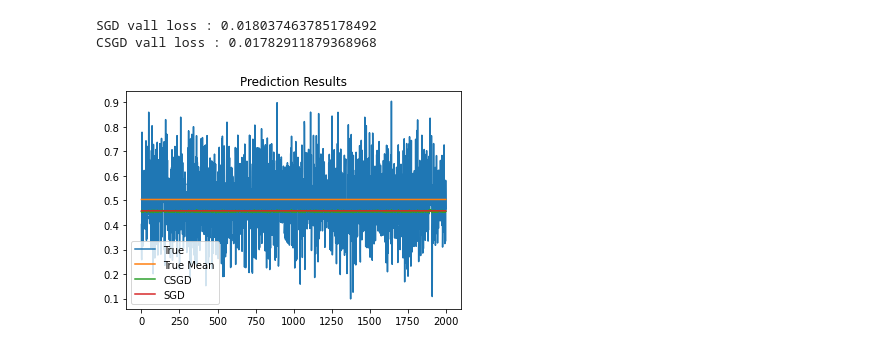
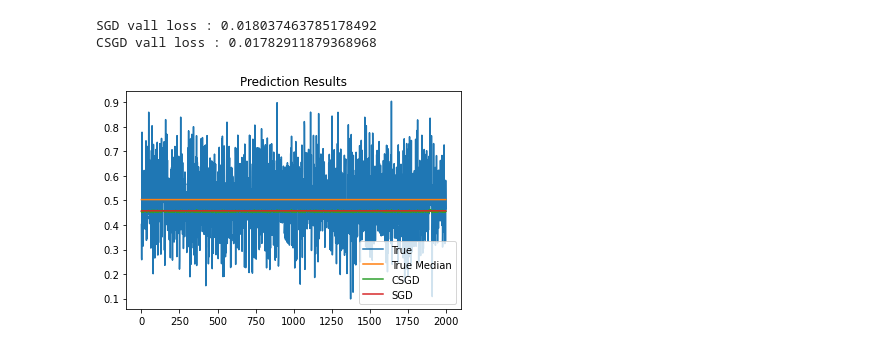
Before and after one commit to tupoylogin/Neural_Net_Genetic_Alg, a Jupyter notebook: Untitled.ipynb, the cells around one changed output. Saved outputs shown, nothing was run; the diff lists cells and outputs as text; code cells hidden in the pictures.

Commit message:
mean to median

```diff
--- a/Untitled.ipynb
+++ b/Untitled.ipynb
@@ -85,12 +85,12 @@ CSGD vall loss : 0.01782911879368968
 # %%
 plt.title('Prediction Results')
 
 plt.plot(y_test[:,0], label='True')
-plt.plot([y_test[:,0].mean()]*y_test.shape[0], label='True Mean')
+plt.plot([np.median(y_test[:,0])]*y_test.shape[0], label='True Median')
 plt.plot(predicted_csgd[:,0], label='CSGD')
 plt.plot(predicted_sgd[:,0], label='SGD')
 
 plt.legend()
 plt.show()
 # %% [output]
-[figure, old version]
+[figure, new version]
```
